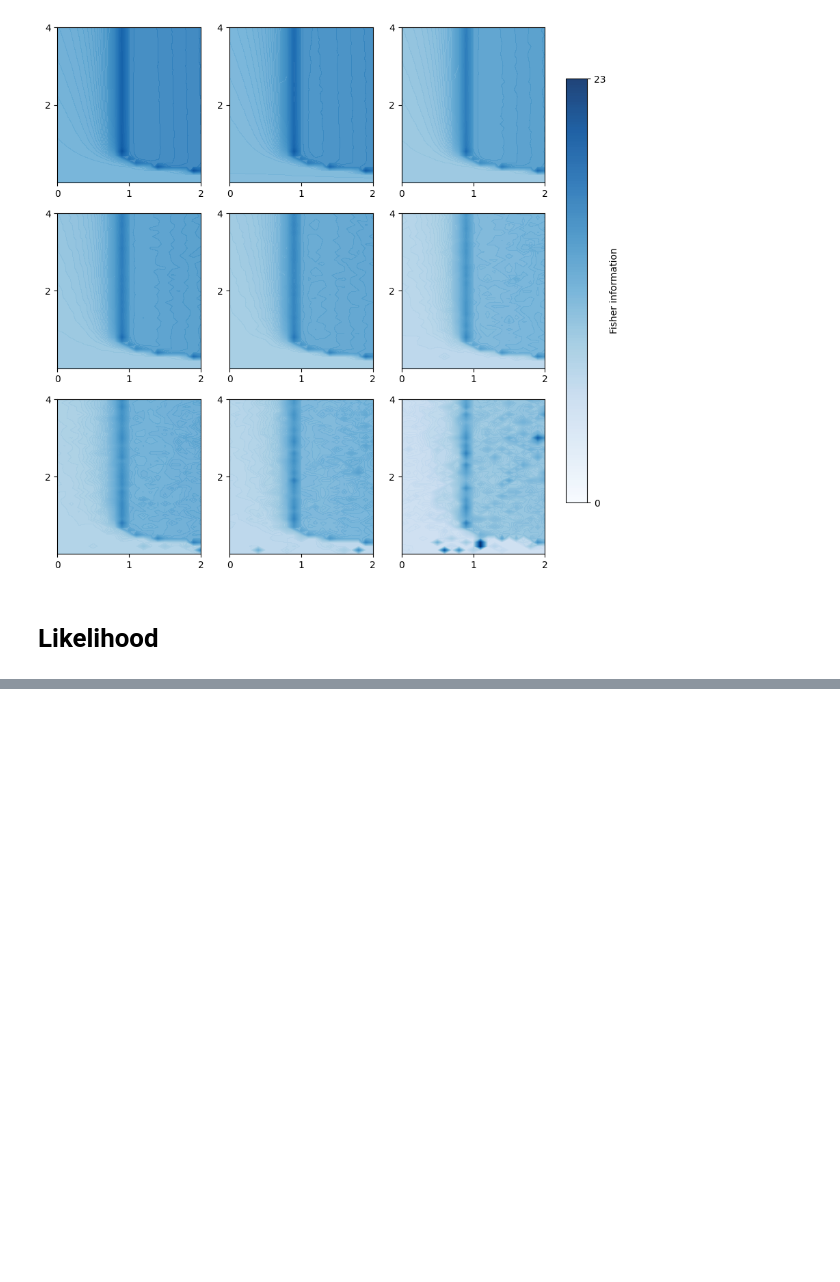
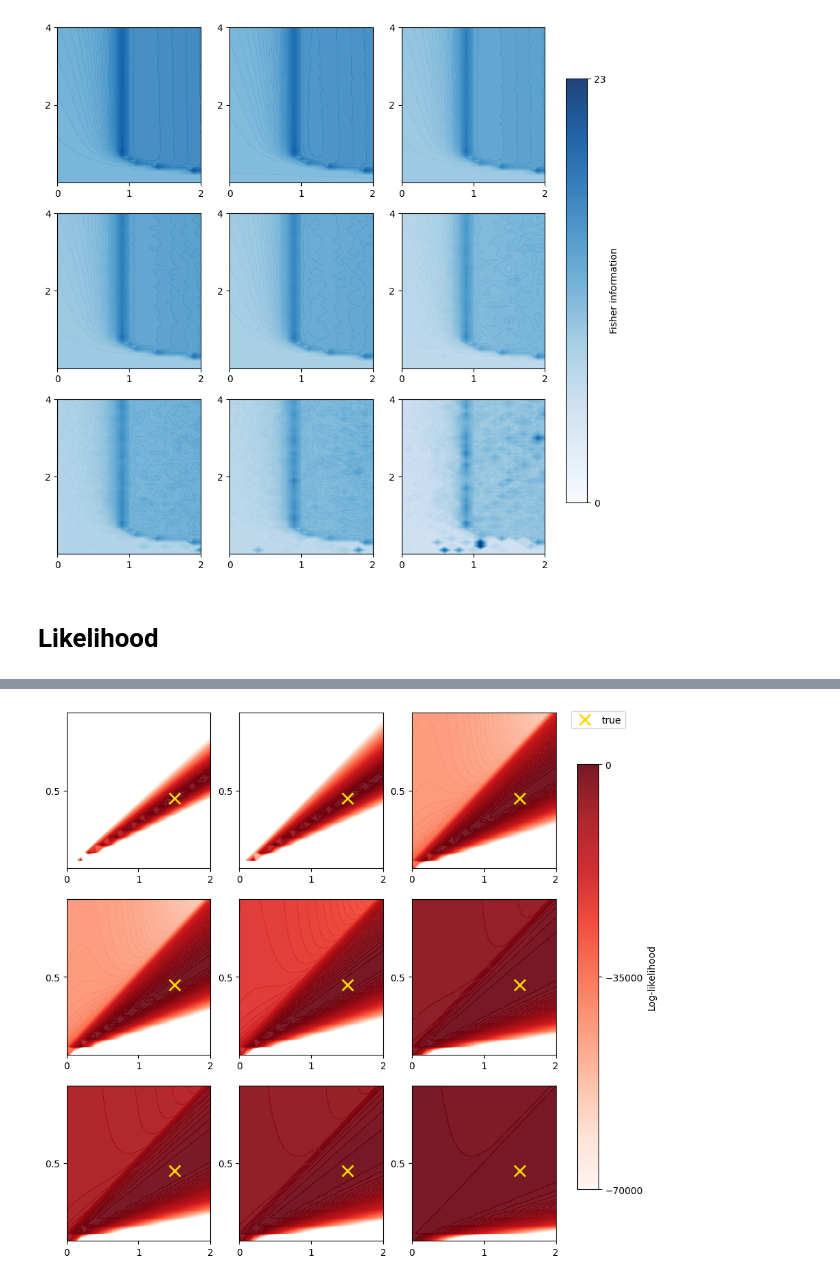
Before and after one commit to lisab00/ma-code, a Jupyter notebook: notebooks/inverse_uq_am/plots_inverse_uq_am.ipynb, the cells around one changed output, grey strips where cells are left out. Saved outputs shown, nothing was run; the diff lists cells and outputs as text; code cells hidden in the pictures; blank space fills up the shorter version.

```diff
--- a/notebooks/inverse_uq_am/plots_inverse_uq_am.ipynb
+++ b/notebooks/inverse_uq_am/plots_inverse_uq_am.ipynb
@@ -94,0 +113,14 @@ ll_grid_plot_am(noise_vals, M_vals, lower_bound, path, w0, n0, a, m)
+# %%
+# RIGHT
+noise_vals = [0.01, 0.1, 0.5]
+M_vals = [1000,500,100]
+lower_bound = -70000
+path = "C:/Users/lisah/Documents/Repos/ma-code/data/t_fixed/t100/likelihood_am/"
+w0 = 0.95
+m = 0.45
+n0 = 1.5
+a = 1.5
+
+ll_grid_plot_am(noise_vals, M_vals, lower_bound, path, w0, n0, a, m)
+# %% [output]
+[figure, added]
```
Also changed, not shown: parts of 4 cells of this notebook.
